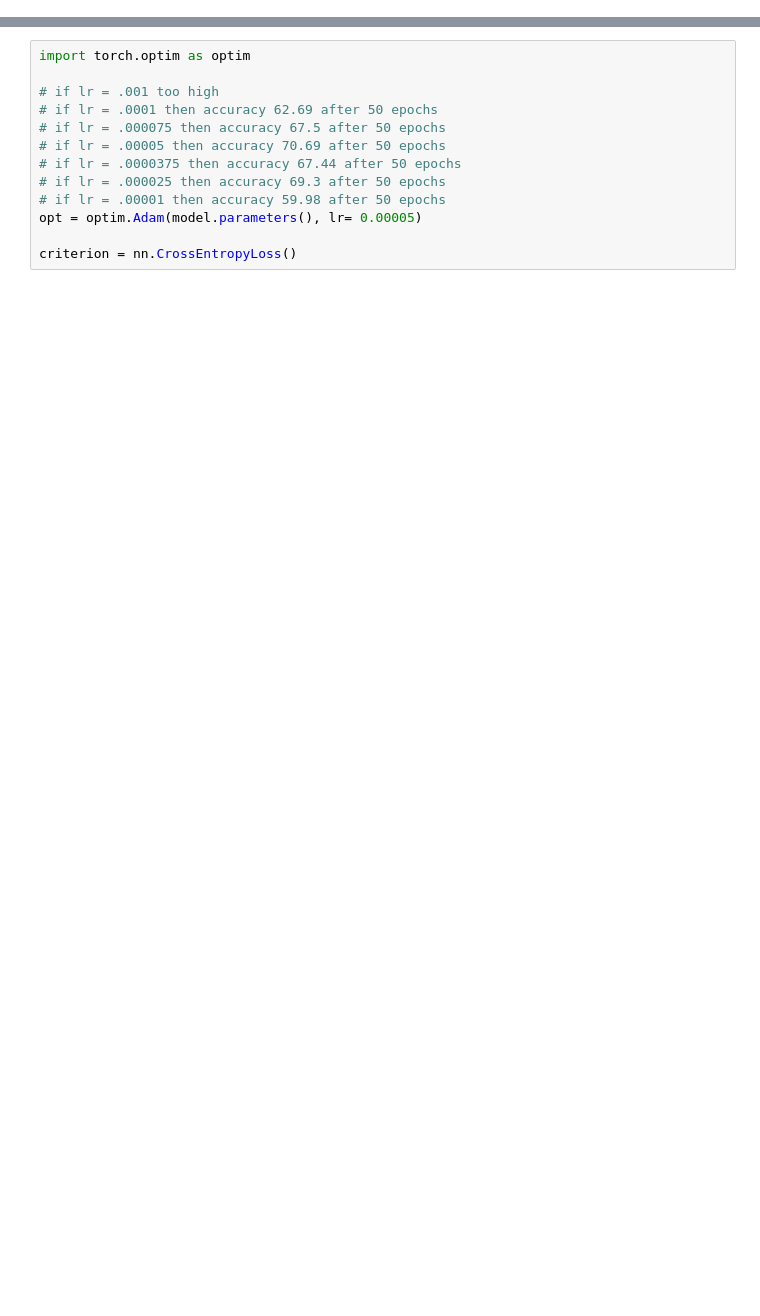
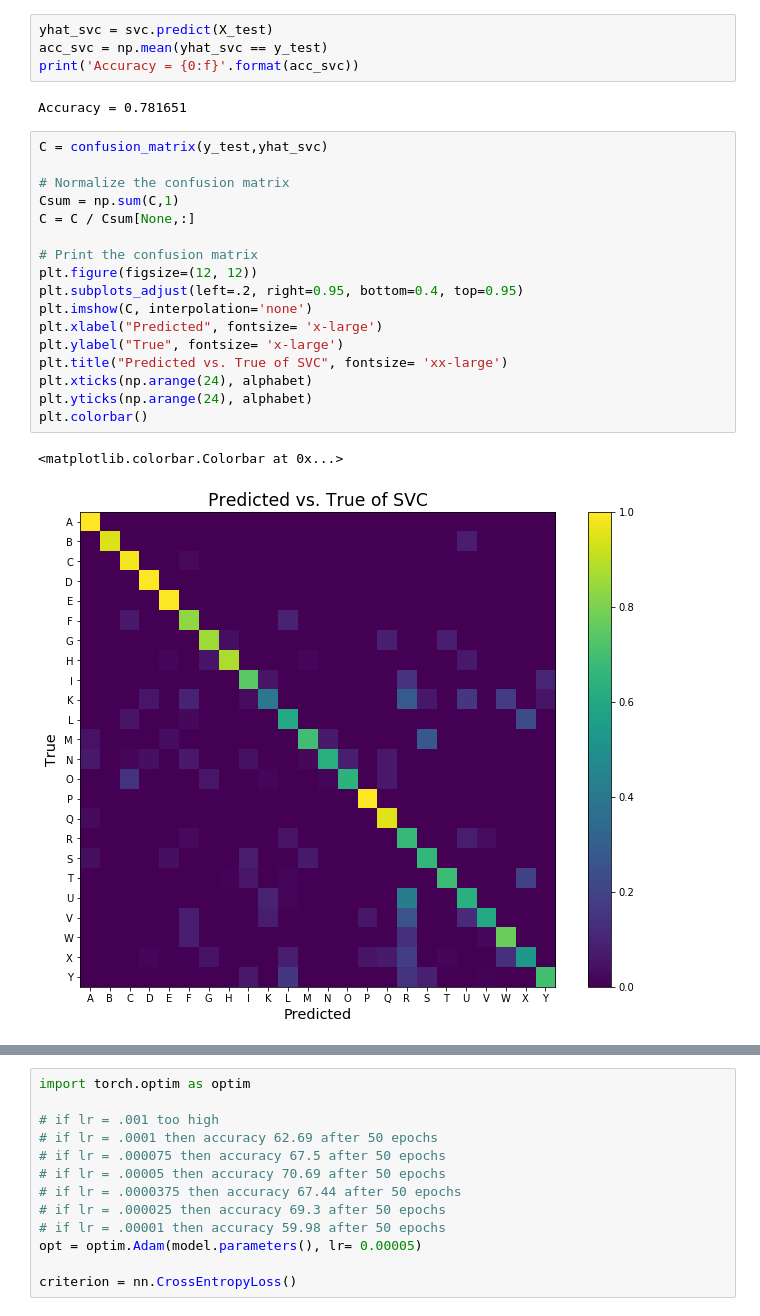
Before and after one commit to neilpretzel/ECE_4194_Project, a Jupyter notebook: ECE_4194_Project.ipynb, the cells around one changed output, grey strips where cells are left out. Cells and saved outputs as stored; diff of their text form; blank space fills up the shorter version.

```diff
--- a/ECE_4194_Project.ipynb
+++ b/ECE_4194_Project.ipynb
@@ -201,0 +204,26 @@ plt.show()
+# %%
+yhat_svc = svc.predict(X_test)
+acc_svc = np.mean(yhat_svc == y_test)
+print('Accuracy = {0:f}'.format(acc_svc))
+# %% [output]
+Accuracy = 0.781651
+# %%
+C = confusion_matrix(y_test,yhat_svc)
+
+# Normalize the confusion matrix
+Csum = np.sum(C,1)
+C = C / Csum[None,:]
+
+# Print the confusion matrix
+plt.figure(figsize=(12, 12))
+plt.subplots_adjust(left=.2, right=0.95, bottom=0.4, top=0.95)
+plt.imshow(C, interpolation='none')
+plt.xlabel("Predicted", fontsize= 'x-large')
+plt.ylabel("True", fontsize= 'x-large')
+plt.title("Predicted vs. True of SVC", fontsize= 'xx-large')
+plt.xticks(np.arange(24), alphabet)
+plt.yticks(np.arange(24), alphabet)
+plt.colorbar()
+# %% [output]
+<matplotlib.colorbar.Colorbar at 0x...>
+[figure, added]
```
Also changed, not shown: parts of 61 cells of this notebook.
